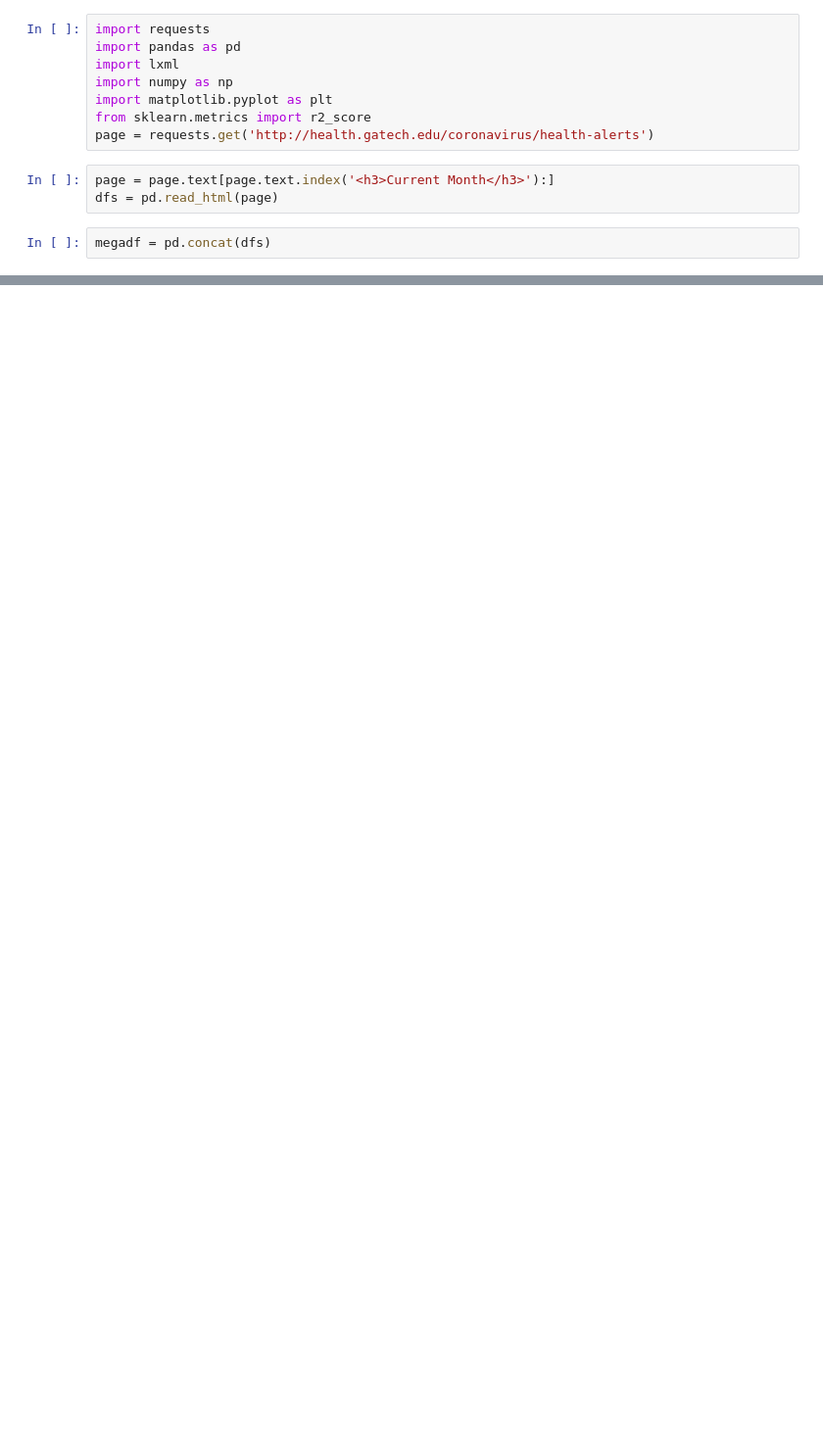
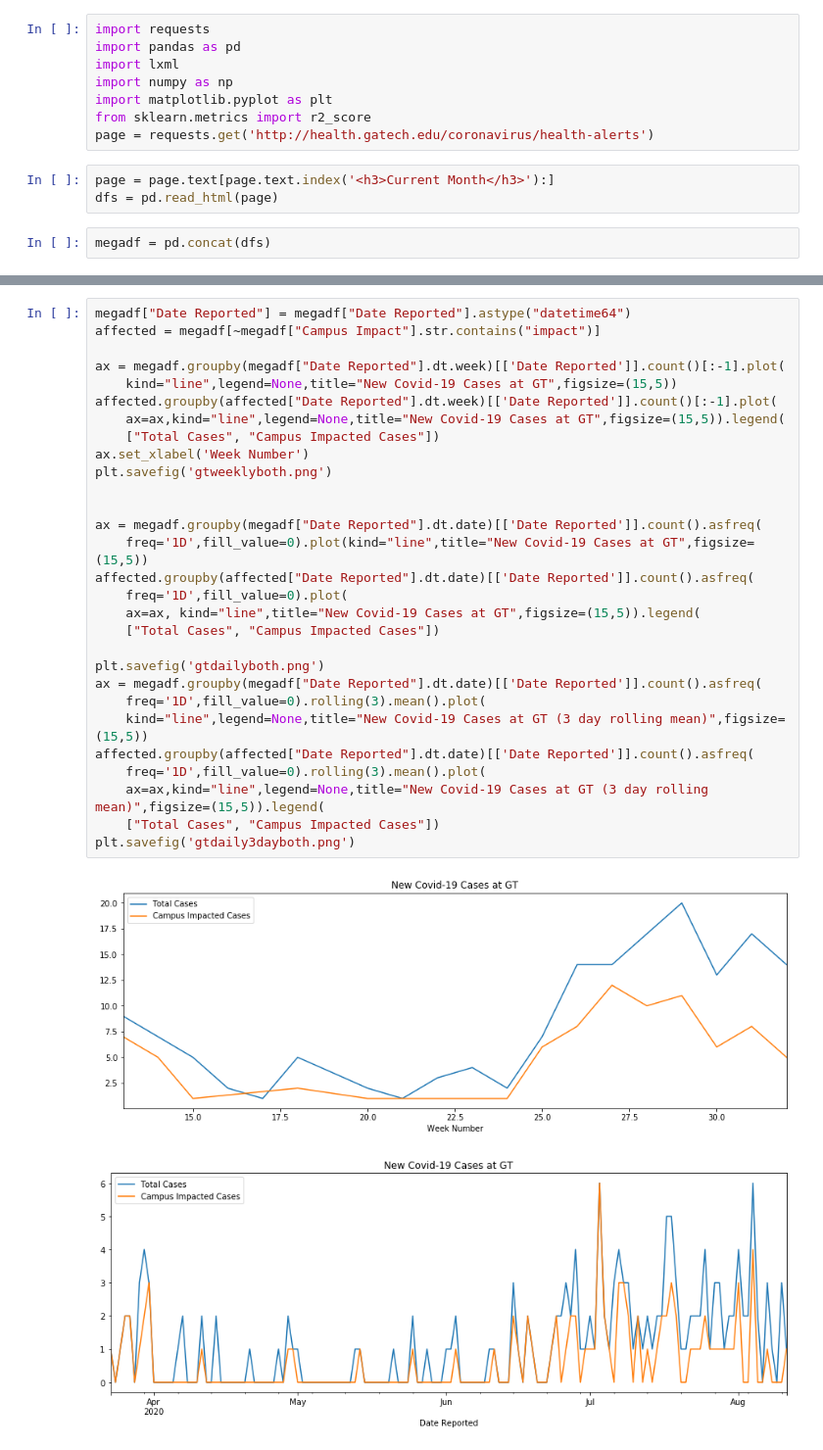
Before and after one commit to anishthite/gtcovid, a Jupyter notebook: GTCOVID.ipynb, the cells around one changed output, grey strips where cells are left out. Shown at 98% size. Drawn from its saved outputs; the diff is of its cells as text; blank space fills up the shorter version.

```diff
--- a/GTCOVID.ipynb
+++ b/GTCOVID.ipynb
@@ -39,0 +47,32 @@ Text(0.5, 0, 'Date')
+# %%
+megadf["Date Reported"] = megadf["Date Reported"].astype("datetime64")
+affected = megadf[~megadf["Campus Impact"].str.contains("impact")]
+
+ax = megadf.groupby(megadf["Date Reported"].dt.week)[['Date Reported']].count()[:-1].plot(
+    kind="line",legend=None,title="New Covid-19 Cases at GT",figsize=(15,5))
+affected.groupby(affected["Date Reported"].dt.week)[['Date Reported']].count()[:-1].plot(
+    ax=ax,kind="line",legend=None,title="New Covid-19 Cases at GT",figsize=(15,5)).legend(
+    ["Total Cases", "Campus Impacted Cases"])
+ax.set_xlabel('Week Number')
+plt.savefig('gtweeklyboth.png')
+
+
+ax = megadf.groupby(megadf["Date Reported"].dt.date)[['Date Reported']].count().asfreq(
+    freq='1D',fill_value=0).plot(kind="line",title="New Covid-19 Cases at GT",figsize=(15,5))
+affected.groupby(affected["Date Reported"].dt.date)[['Date Reported']].count().asfreq(
+    freq='1D',fill_value=0).plot(
+    ax=ax, kind="line",title="New Covid-19 Cases at GT",figsize=(15,5)).legend(
+    ["Total Cases", "Campus Impacted Cases"])
+
+plt.savefig('gtdailyboth.png')
+ax = megadf.groupby(megadf["Date Reported"].dt.date)[['Date Reported']].count().asfreq(
+    freq='1D',fill_value=0).rolling(3).mean().plot(
+    kind="line",legend=None,title="New Covid-19 Cases at GT (3 day rolling mean)",figsize=(15,5))
+affected.groupby(affected["Date Reported"].dt.date)[['Date Reported']].count().asfreq(
+    freq='1D',fill_value=0).rolling(3).mean().plot(
+    ax=ax,kind="line",legend=None,title="New Covid-19 Cases at GT (3 day rolling mean)",figsize=(15,5)).legend(
+    ["Total Cases", "Campus Impacted Cases"])
+plt.savefig('gtdaily3dayboth.png')
+# %% [output]
+[figure, added]
+[figure, added]
```
Also changed, not shown: parts of 9 cells of this notebook.
